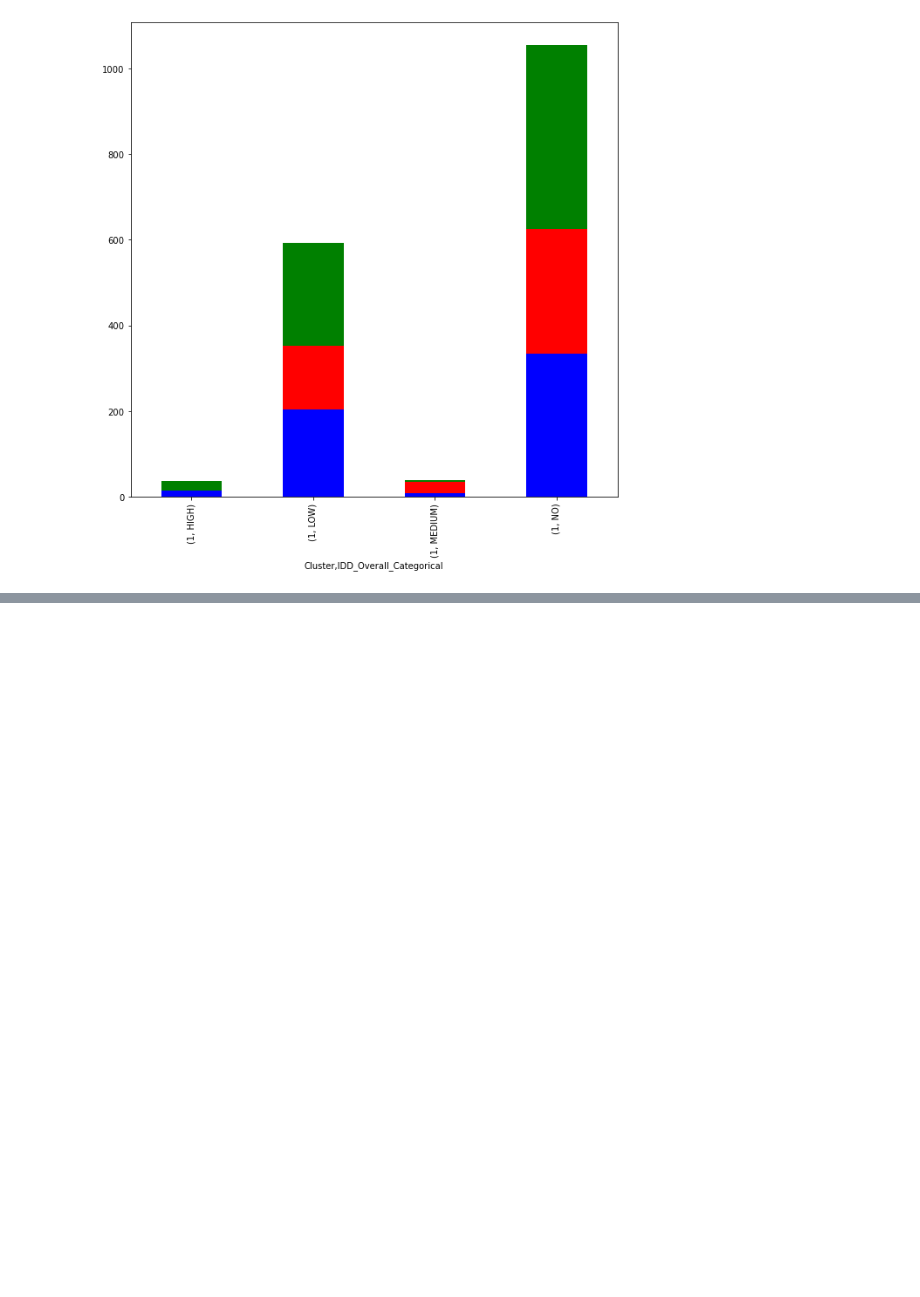
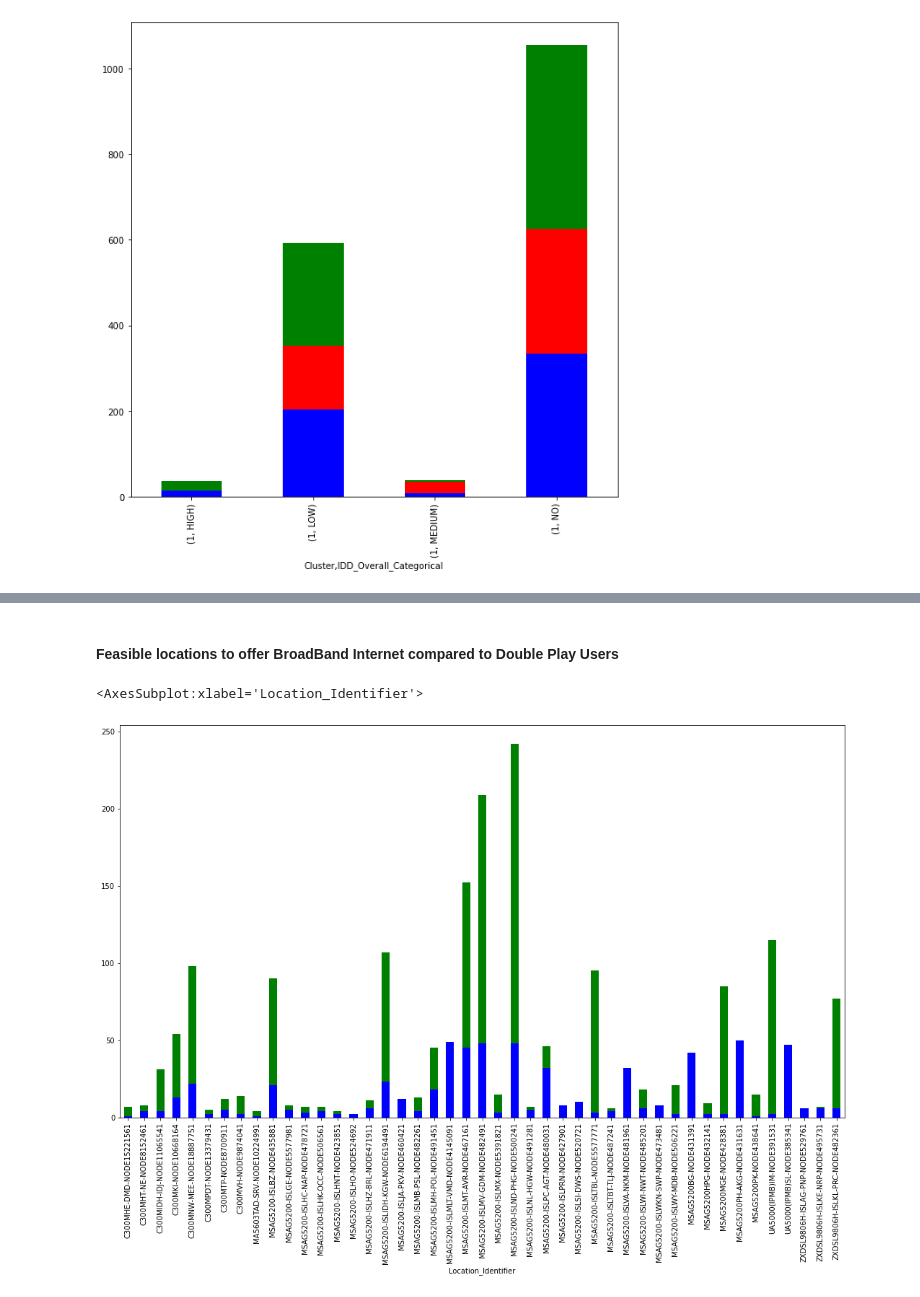
Before and after one commit to cmadusankahw/leve-4-research-hybrid-recommender-for-fixed-line-telco, a Jupyter notebook: Cluster Analysis.ipynb, the cells around one changed output, grey strips where cells are left out. Drawn from its saved outputs; the diff is of its cells as text; code cells hidden in the pictures; blank space fills up the shorter version.

```diff
--- a/Cluster Analysis.ipynb
+++ b/Cluster Analysis.ipynb
@@ -1076,0 +1130,5 @@ idd_usage[4:8].plot(stacked=True, kind="bar",ax=ax, figsize=(10,10), color="blue
+# %%
+scaler = MinMaxScaler()
+cluster_0["Location_Identifier"] = cluster_0["Location_Identifier"].astype("category")
+cluster_0["Location_Identifier_Scaled"] = cluster_0["Location_Identifier"].cat.codes
+cluster_0["Location_Identifier_Scaled"] = scaler.fit_transform(cluster_0["Location_Identifier_Scaled"].values.reshape(-1,1))
@@ -1076,0 +1154,14 @@ idd_usage[4:8].plot(stacked=True, kind="bar",ax=ax, figsize=(10,10), color="blue
+# %%
+cluster_0_loc = cluster_0.groupby('Location_Identifier').count()["event_source.hash"]
+# %% [markdown]
+#### Feasible locations to offer BroadBand Internet compared to Double Play Users
+# %%
+cluster_2_bb_loc = cluster_2_bb.groupby('Location_Identifier').count()["event_source.hash"]
+# %%
+ax = cluster_0_loc.plot(stacked=True, kind="bar", figsize=(18,10), color="green")
+cluster_2_bb_loc.plot(stacked=True, kind="bar",ax=ax, figsize=(18,10), color="blue")
+# green cluser 0
+# blue Cluster 1 BB
+# %% [output]
+<AxesSubplot:xlabel='Location_Identifier'>
+[figure, added]
```
Also changed, not shown: parts of 31 cells of this notebook, 1 other file.
